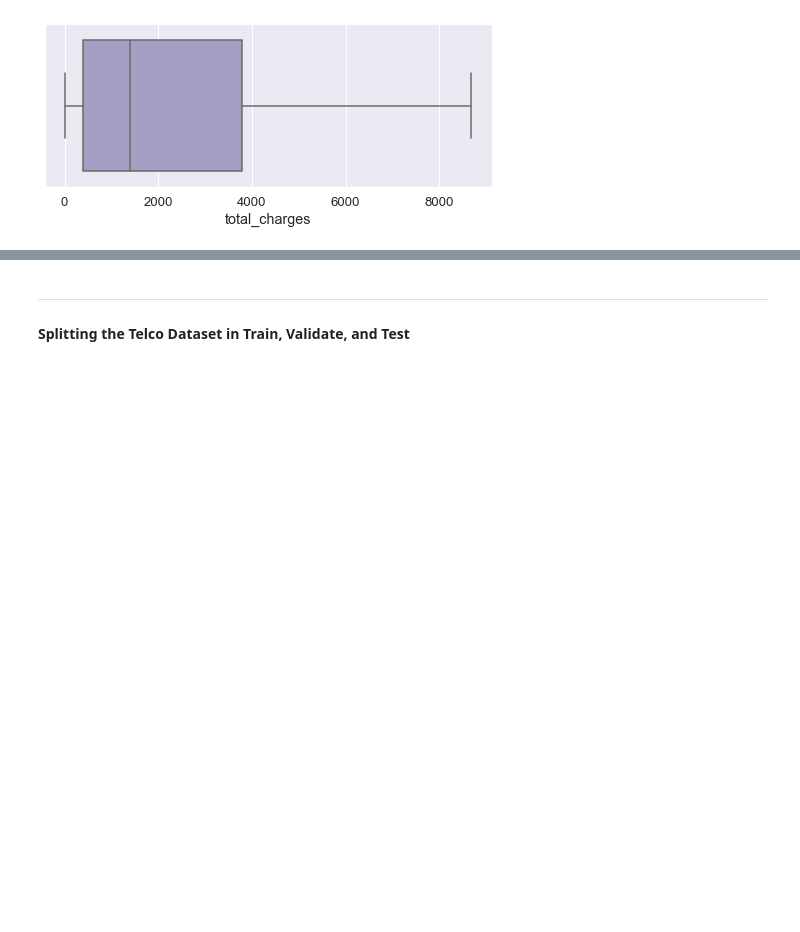
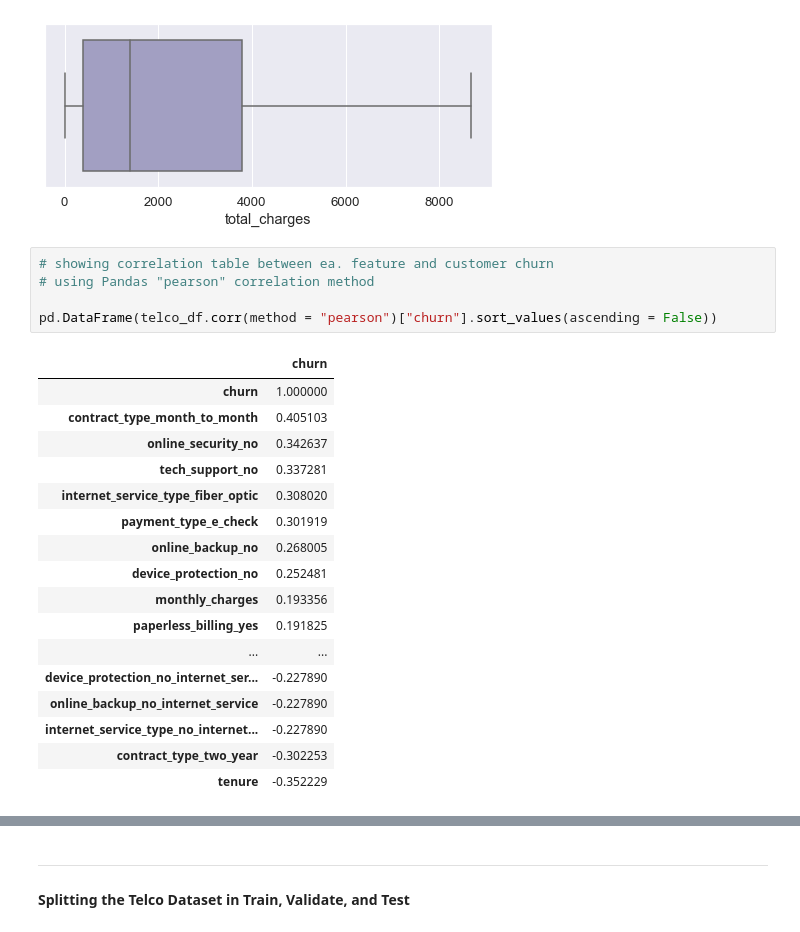
Before and after one commit to mijailmariano/ML-Classification-Telecommunications-Services, a Jupyter notebook: final_report.ipynb, the cells around one changed output, grey strips where cells are left out. Cells and saved outputs as stored; diff of their text form; blank space fills up the shorter version.

```diff
--- a/final_report.ipynb
+++ b/final_report.ipynb
@@ -347,3 +394,26 @@ for column in telco_df.columns:
 [figure]
 [figure]
 [figure]
+# %%
+# showing correlation table between ea. feature and customer churn
+# using Pandas "pearson" correlation method
+
+pd.DataFrame(telco_df.corr(method = "pearson")["churn"].sort_values(ascending = False))
+# %% [output]
+|  | churn |
+| churn | 1.000000 |
+| contract_type_month_to_month | 0.405103 |
+| online_security_no | 0.342637 |
+| tech_support_no | 0.337281 |
+| internet_service_type_fiber_optic | 0.308020 |
+| payment_type_e_check | 0.301919 |
+| online_backup_no | 0.268005 |
+| device_protection_no | 0.252481 |
+| monthly_charges | 0.193356 |
+| paperless_billing_yes | 0.191825 |
+| ... | ... |
+| device_protection_no_internet_ser... | -0.227890 |
+| online_backup_no_internet_service | -0.227890 |
+| internet_service_type_no_internet... | -0.227890 |
+| contract_type_two_year | -0.302253 |
+| tenure | -0.352229 |
```
Also changed, not shown: parts of 35 cells of this notebook, 3 other files.
